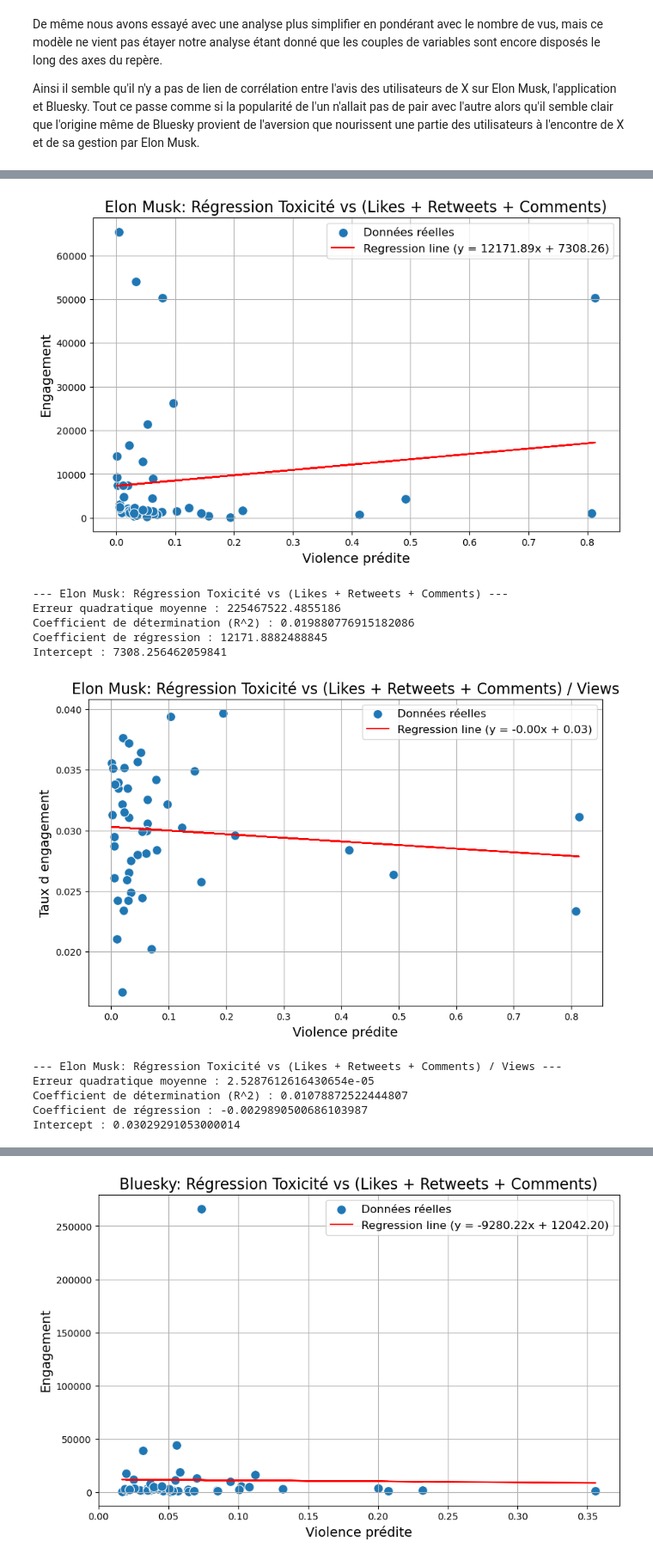
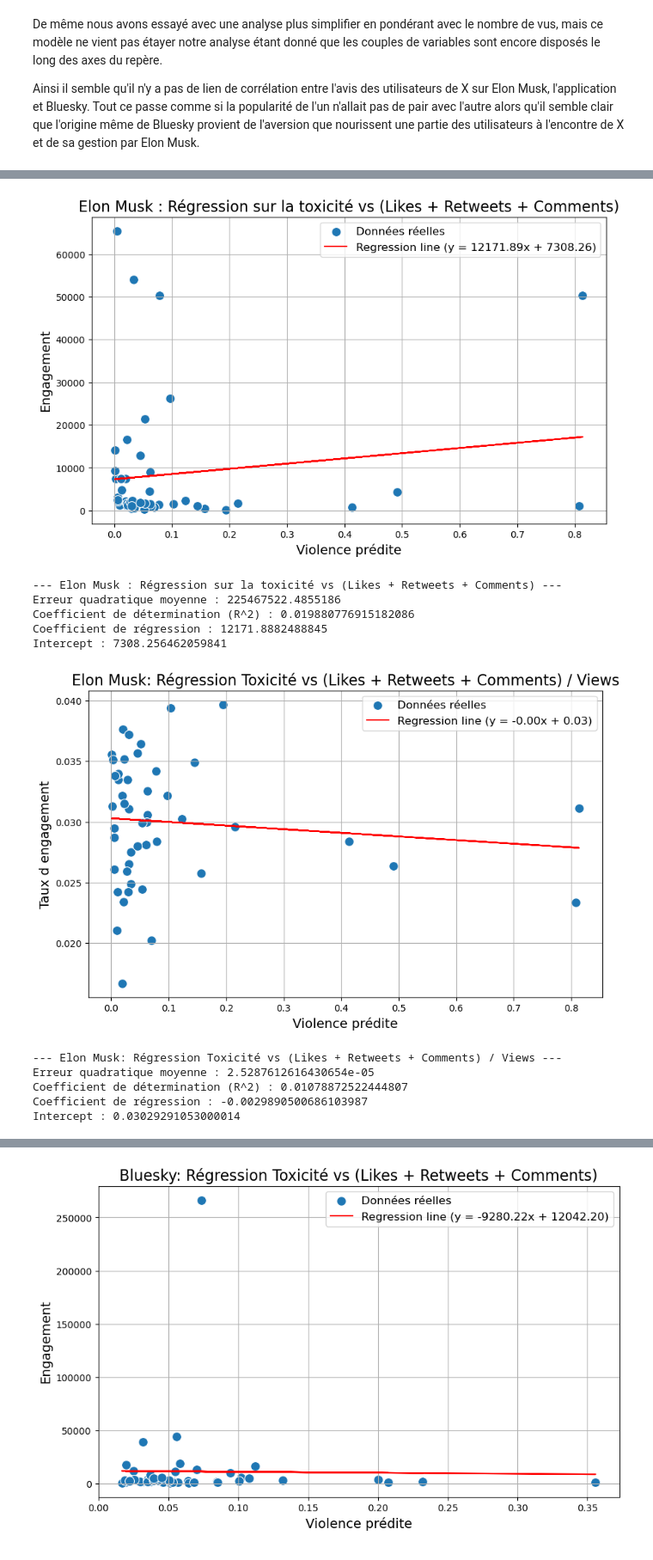
Before and after one commit to lucielang/Scrapping-de-tweets, a Jupyter notebook: 0_notebooks/7_modelisation.ipynb, the cells around one changed output, grey strips where cells are left out. Shown at 86% size. Saved outputs shown, nothing was run; the diff lists cells and outputs as text; code cells hidden in the pictures.

```diff
--- a/0_notebooks/7_modelisation.ipynb
+++ b/0_notebooks/7_modelisation.ipynb
@@ -181,28 +193,26 @@ Sur un autre ton nous voulions aussi voir si il existait un lien entre la toxici
 # %%
 
 # Calculer les moyennes pondérées et les taux d'engagement par YearWeek
 elon_grouped = elon_df.groupby('YearWeek').apply(
     lambda x: pd.Series({
         'violence_prédite': np.average(x['violence_prédite'], weights=x['engagement']),
         'engagement': x['engagement'].sum(),
         'taux_d_engagement': (x['engagement'] / x['Views']).mean(),
         'moyenne_vus': x['Views'].mean()  # Moyenne des vues
     })
 ).reset_index()
 
-
-
 # Régression pour Elon Musk - engagement
-regression_and_plot_grouped(elon_grouped, 'violence_prédite', 'engagement', 'Elon Musk: Régression Toxicité vs (Likes + Retweets + Comments)')
+regression_and_plot_grouped(elon_grouped, 'violence_prédite', 'engagement', 'Elon Musk : Régression sur la toxicité vs (Likes + Retweets + Comments)')
 
 # Régression pour Elon Musk - taux d'engagement
 regression_and_plot_grouped(elon_grouped, 'violence_prédite', 'taux_d_engagement', 'Elon Musk: Régression Toxicité vs (Likes + Retweets + Comments) / Views')
 
 # Régression pour Elon Musk - vues moyennes
 regression_and_plot_grouped(elon_grouped, 'violence_prédite', 'moyenne_vus', 'Elon Musk: Régression Toxicité vs Moyenne des Vues')
 # %% [output]
-[figure, old version]
+[figure, new version]
---- Elon Musk: Régression Toxicité vs (Likes + Retweets + Comments) ---
+--- Elon Musk : Régression sur la toxicité vs (Likes + Retweets + Comments) ---
 Erreur quadratique moyenne : 225467522.4855186
 Coefficient de détermination (R^2) : 0.019880776915182086
 Coefficient de régression : 12171.8882488845
```
Also changed, not shown: parts of 7 cells of this notebook, 1 other file.
